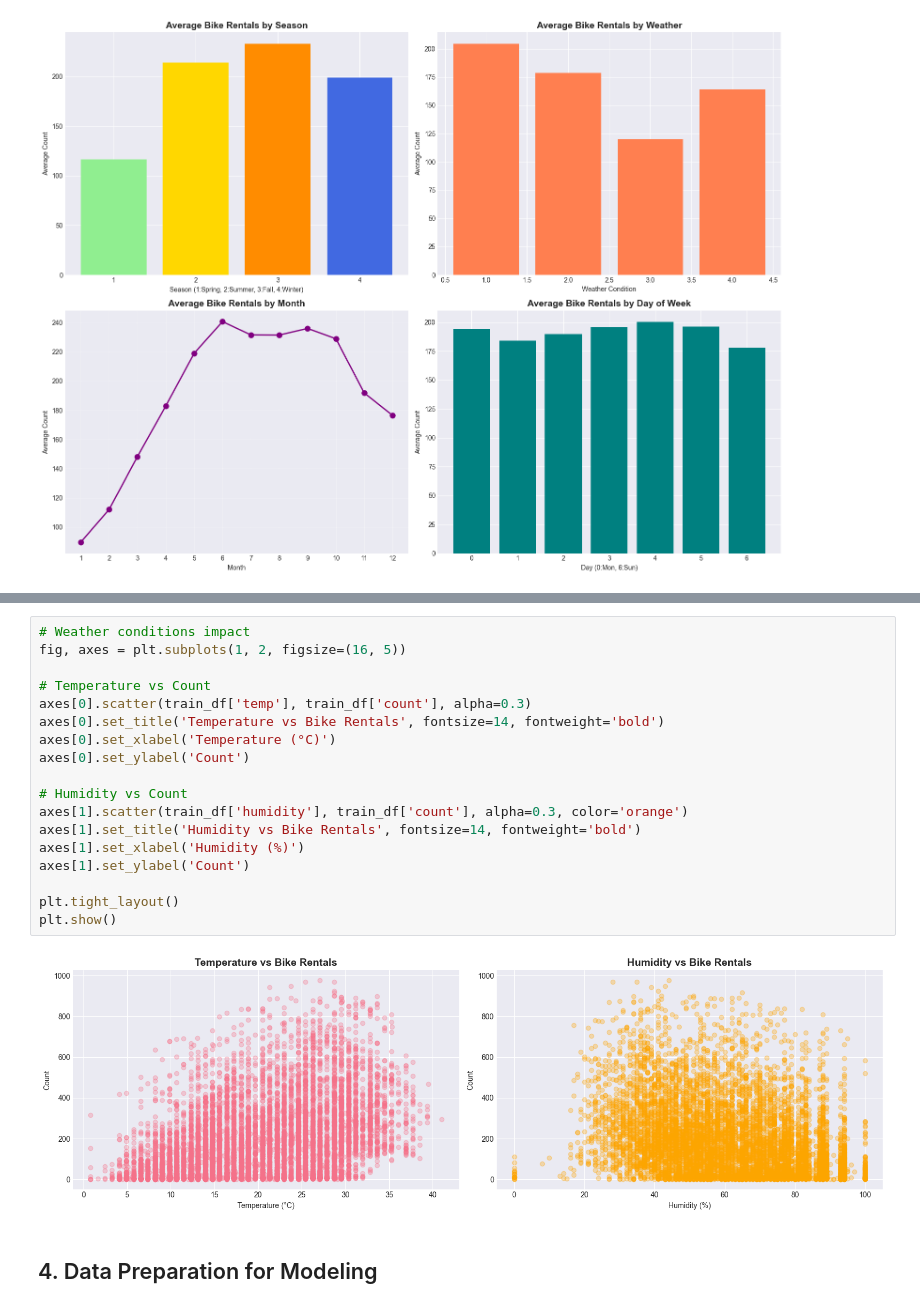
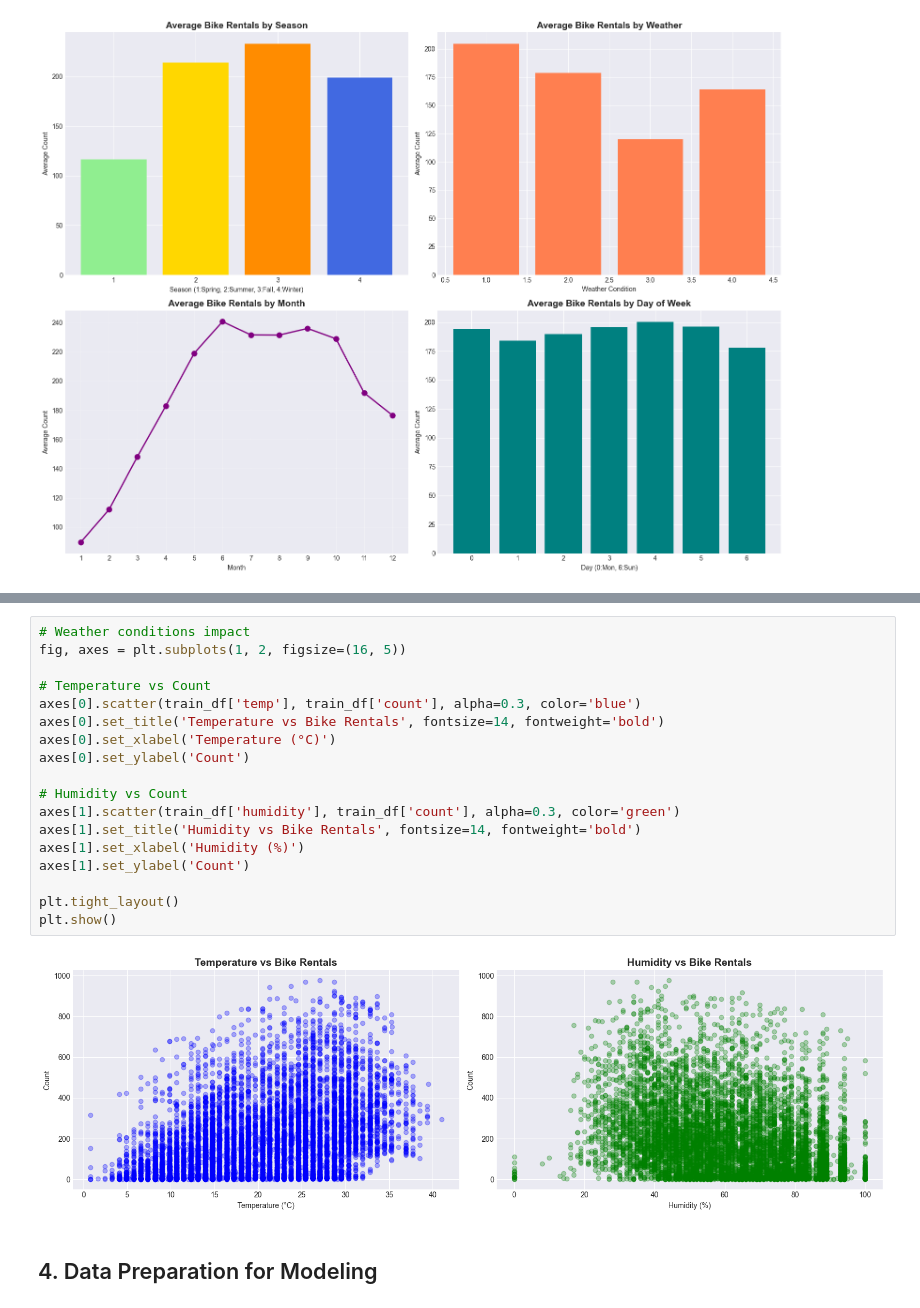
Before and after one commit to manju-wilp/Sem1, a Jupyter notebook: ML/assignments/1/bike_sharing_analysis.ipynb, the cells around one changed output, grey strips where cells are left out. Saved outputs shown, nothing was run; the diff lists cells and outputs as text.

```diff
--- a/ML/assignments/1/bike_sharing_analysis.ipynb
+++ b/ML/assignments/1/bike_sharing_analysis.ipynb
@@ -370,23 +370,23 @@ plt.show()
 # %%
 # Weather conditions impact
 fig, axes = plt.subplots(1, 2, figsize=(16, 5))
 
 # Temperature vs Count
-axes[0].scatter(train_df['temp'], train_df['count'], alpha=0.3)
+axes[0].scatter(train_df['temp'], train_df['count'], alpha=0.3, color='blue')
 axes[0].set_title('Temperature vs Bike Rentals', fontsize=14, fontweight='bold')
 axes[0].set_xlabel('Temperature (°C)')
 axes[0].set_ylabel('Count')
 
 # Humidity vs Count
-axes[1].scatter(train_df['humidity'], train_df['count'], alpha=0.3, color='orange')
+axes[1].scatter(train_df['humidity'], train_df['count'], alpha=0.3, color='green')
 axes[1].set_title('Humidity vs Bike Rentals', fontsize=14, fontweight='bold')
 axes[1].set_xlabel('Humidity (%)')
 axes[1].set_ylabel('Count')
 
 plt.tight_layout()
 plt.show()
 # %% [output]
-[figure, old version]
+[figure, new version]
 # %% [markdown]
 ## 4. Data Preparation for Modeling
 # %%
```
Also changed, not shown: parts of 17 cells of this notebook, 1 other file.
